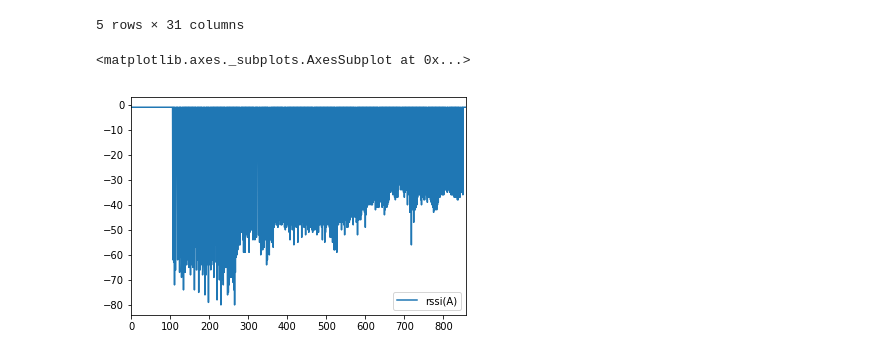
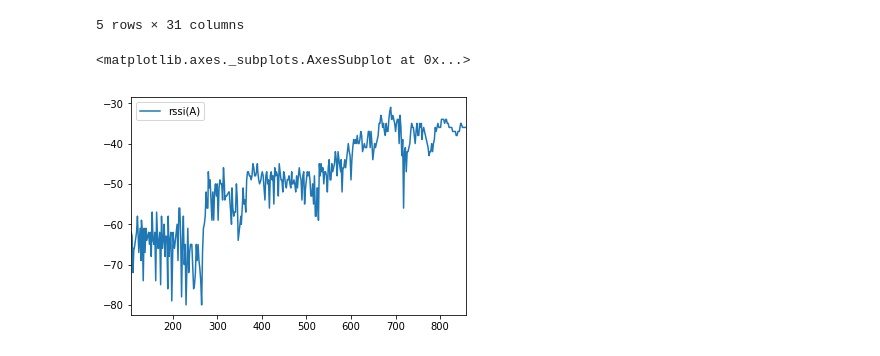
Before and after one commit to refluster/jupyter, a Jupyter notebook: 009.dkj_learn/datasets.ipynb, the cells around one changed output. Saved outputs shown, nothing was run; the diff lists cells and outputs as text; code cells hidden in the pictures.

```diff
--- a/009.dkj_learn/datasets.ipynb
+++ b/009.dkj_learn/datasets.ipynb
@@ -57,7 +57,7 @@ df.head()
 | 111 | 2017/04/06 14:28:21.171 | -72.0 | -63.857143 | -70.0 | 0.055341 | -0.008506 | -0.027890 | ... |
 5 rows × 31 columns
 # %%
-data[['rssi(A)']].plot()
+df[['rssi(A)']].plot()
 # %% [output]
 <matplotlib.axes._subplots.AxesSubplot at 0x...>
-[figure, old version]
+[figure, new version]
```
Also changed, not shown: parts of 2 cells of this notebook.
